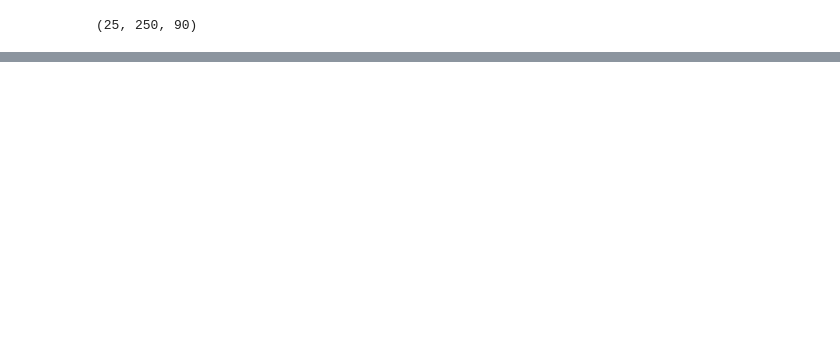
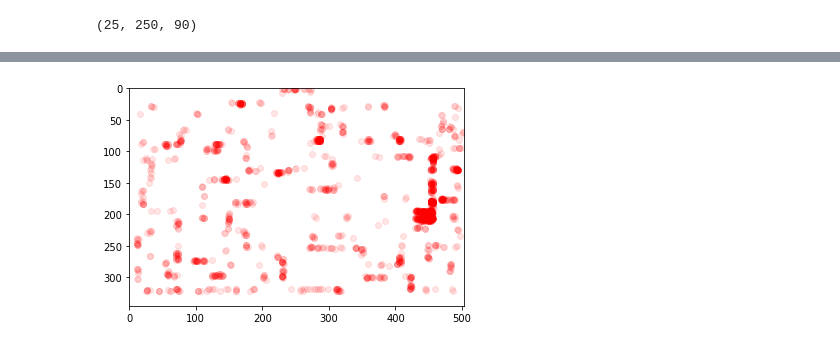
Before and after one commit to tnazikian/MCL, a Jupyter notebook: MCL_localization.ipynb, the cells around one changed output, grey strips where cells are left out. Cells and saved outputs as stored; diff of their text form; code cells hidden in the pictures; blank space fills up the shorter version.

```diff
--- a/MCL_localization.ipynb
+++ b/MCL_localization.ipynb
@@ -531,0 +541,9 @@ for i in stuff:
+# %%
+#robot.rotate(-50)
+robot.move_forward(150)
+for particle in stuff:
+    particle.move_forward(150)
+stuff = MCL(stuff, robot, 2000)
+plot_particles(stuff)
+# %% [output]
+[figure, added]
```
Also changed, not shown: parts of 23 cells of this notebook.
